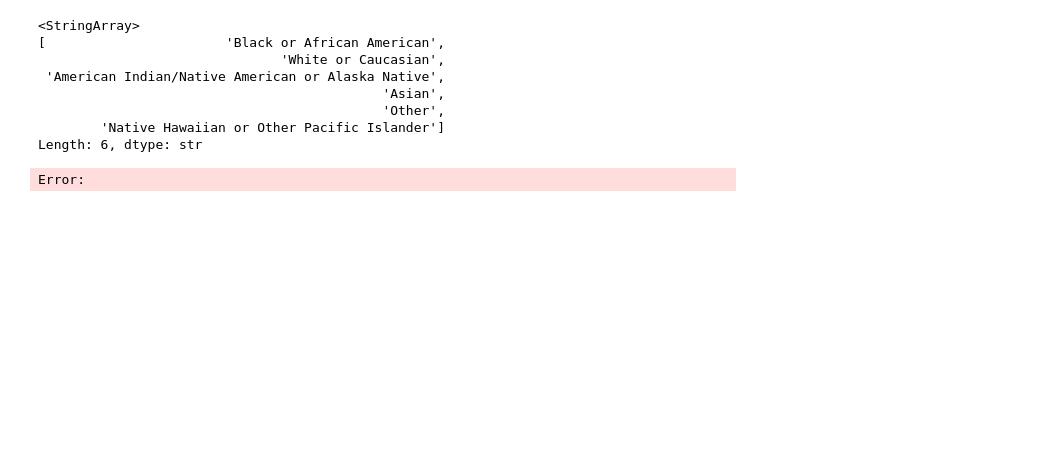
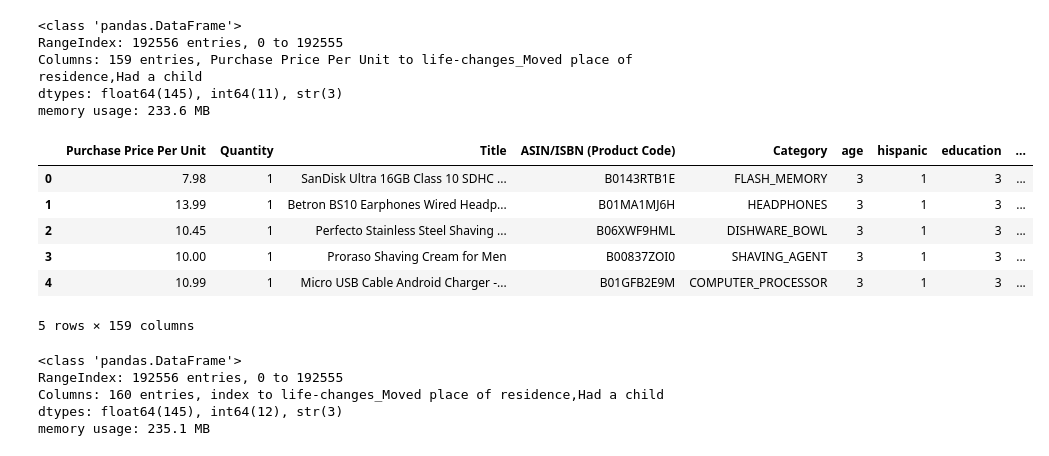
Before and after one commit to SU-IST707-SP26/group-project-bas-team, a Jupyter notebook: work/04-data-transformation.ipynb, the cells around one changed output. Cells and saved outputs as stored; diff of their text form; code cells hidden in the pictures; blank space fills up the shorter version.

```diff
--- a/work/04-data-transformation.ipynb
+++ b/work/04-data-transformation.ipynb
@@ -203,25 +219,34 @@ df_one_hot = pd.DataFrame(data_one_hot, columns=encoder\
                           .get_feature_names_out(['cigarettes', 'alcohol', 'marijuana', 'diabetes',\
                                                     'wheelchair', 'Shipping Address State', 'gender',\
                                                     'sexual-orientation', 'state', 'race', 'life-changes']))
-# %%
-data['race'].unique()
-# %% [output]
-<StringArray>
-[                       'Black or African American',
-                               'White or Caucasian',
- 'American Indian/Native American or Alaska Native',
-                                            'Asian',
-                                            'Other',
-        'Native Hawaiian or Other Pacific Islander']
-Length: 6, dtype: str
-Error:
 # %%
 # Remove one column from each variable to prevent multicollinearity
 df_one_hot = df_one_hot.drop(columns=['cigarettes_Prefer not to say', 'alcohol_Prefer not to say', \
                                       'marijuana_Prefer not to say', 'diabetes_Prefer not to say', \
                                         'wheelchair_Prefer not to say', 'Shipping Address State_HI', \
-                                        'gender_Prefer not to say', 'sexual-orientation_Prefer not to say', \
-                                        'state_I did not reside in the United States', 'race_Other', 'life-changes_None'])
+                                        'gender_Prefer not to say', 'sexual-orientation_prefer not to say', \
+                                        'state_Alaska', 'race_Other', 'life-changes_None'])
 # %%
 # Add df_one_hot to existing data and remove original columns
+df_combined = pd.concat([data, df_one_hot], axis=1)
+df_combined = df_combined.drop(columns=['cigarettes', 'alcohol', 'marijuana', 'diabetes',\
+                                            'wheelchair', 'Shipping Address State', 'gender',\
+                                            'sexual-orientation', 'state', 'race', 'life-changes'])
+df_combined.info()
+# %% [output]
+<class 'pandas.DataFrame'>
+RangeIndex: 192556 entries, 0 to 192555
+Columns: 159 entries, Purchase Price Per Unit to life-changes_Moved place of residence,Had a child
+dtypes: float64(145), int64(11), str(3)
+memory usage: 233.6 MB
+# %%
+df_combined.head()
+# %% [output]
+|  | Purchase Price Per Unit | Quantity | Title | ASIN/ISBN (Product Code) | Category | age | hispanic | education | ... |
+| 0 | 7.98 | 1 | SanDisk Ultra 16GB Class 10 SDHC ... | B0143RTB1E | FLASH_MEMORY | 3 | 1 | 3 | ... |
+| 1 | 13.99 | 1 | Betron BS10 Earphones Wired Headp... | B01MA1MJ6H | HEADPHONES | 3 | 1 | 3 | ... |
+| 2 | 10.45 | 1 | Perfecto Stainless Steel Shaving ... | B06XWF9HML | DISHWARE_BOWL | 3 | 1 | 3 | ... |
+| 3 | 10.00 | 1 | Proraso Shaving Cream for Men | B00837ZOI0 | SHAVING_AGENT | 3 | 1 | 3 | ... |
+| 4 | 10.99 | 1 | Micro USB Cable Android Charger -... | B01GFB2E9M | COMPUTER_PROCESSOR | 3 | 1 | 3 | ... |
+5 rows × 159 columns
 # %%
@@ -286,5 +319,11 @@ df_one_hot = df_one_hot.drop(columns=['cigarettes_Prefer not to say', 'alcohol_P
 # %%
 # Final check — confirm all columns are numeric
 
-data.info()
-data.describe()
+# data.info()
+# data.describe()
+# %% [output]
+<class 'pandas.DataFrame'>
+RangeIndex: 192556 entries, 0 to 192555
+Columns: 160 entries, index to life-changes_Moved place of residence,Had a child
+dtypes: float64(145), int64(12), str(3)
+memory usage: 235.1 MB
```
Also changed, not shown: parts of 10 cells of this notebook, 3 other files.
